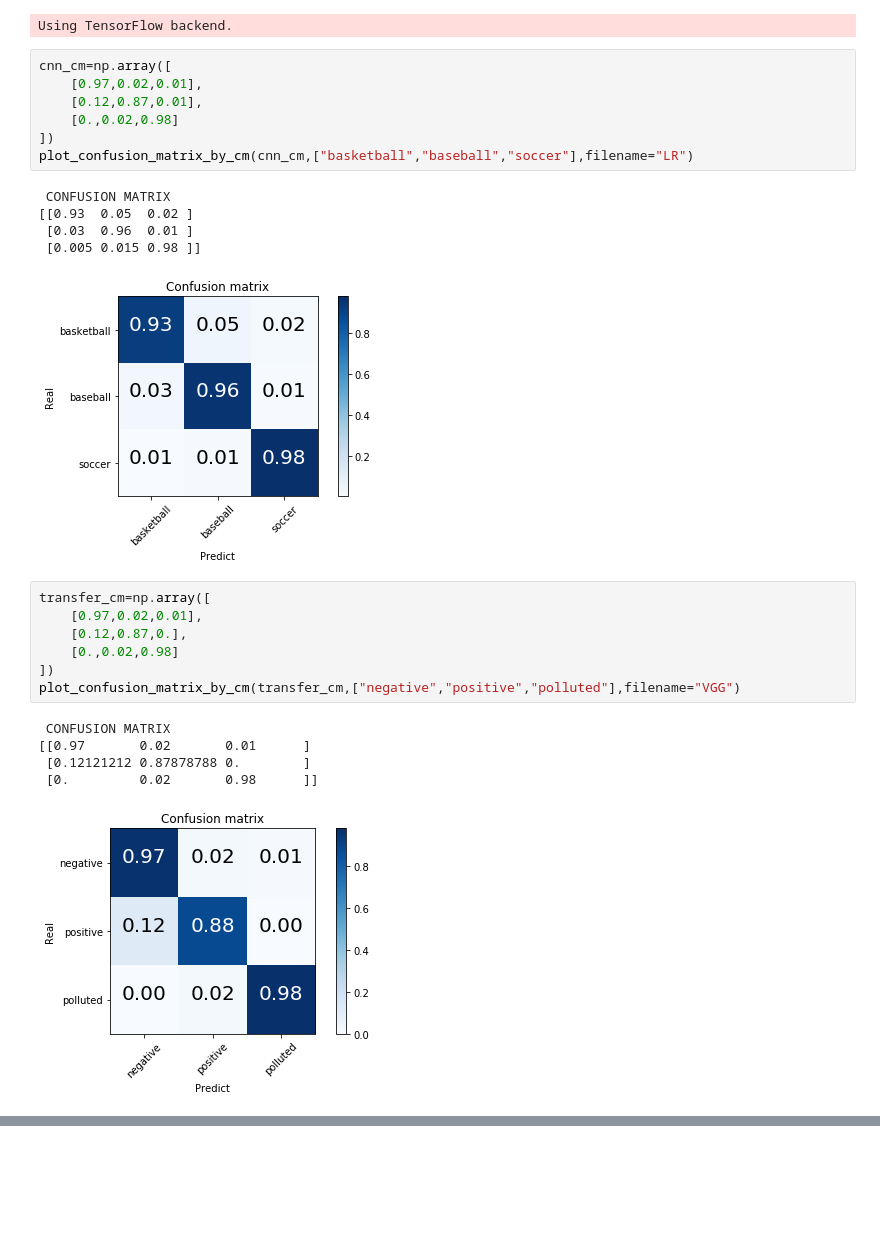
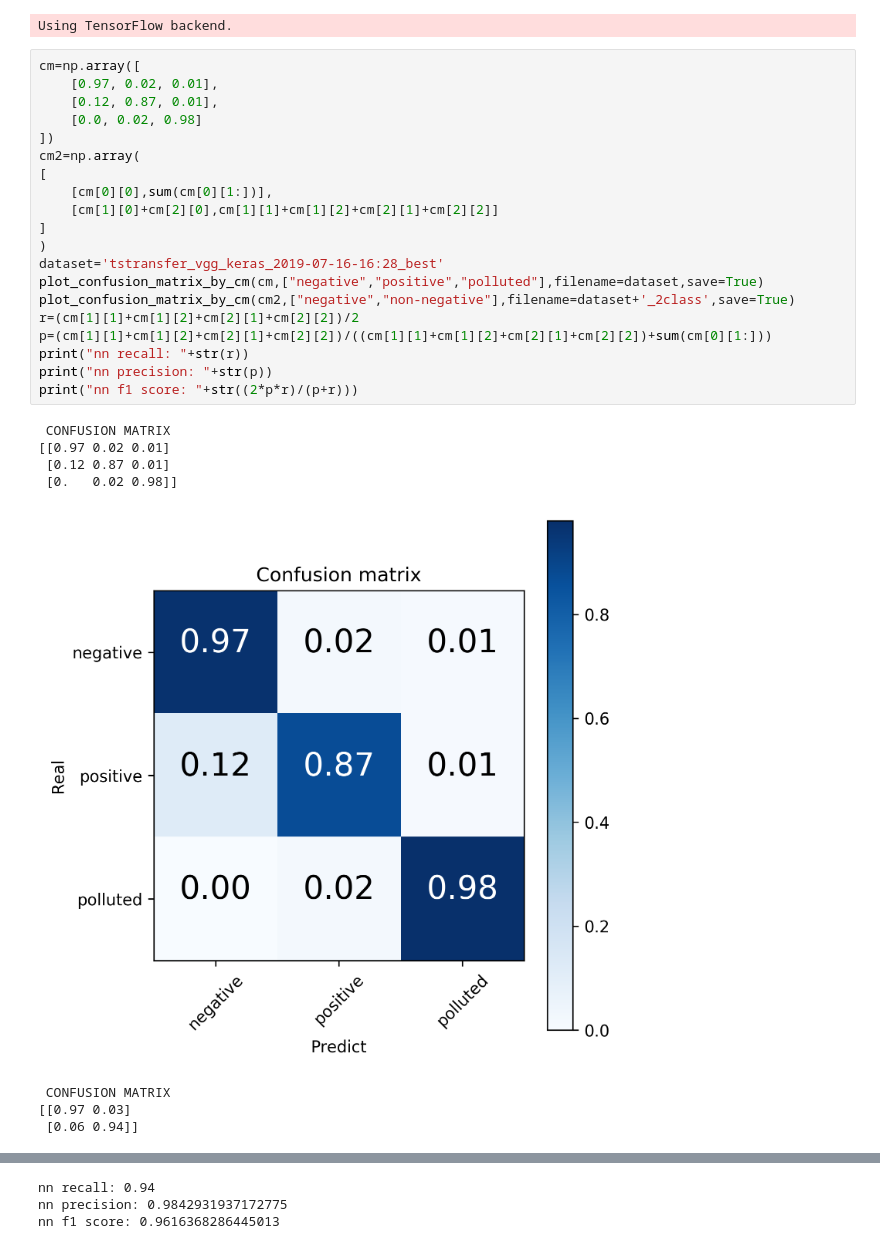
Before and after one commit to cilegann/TuberculosisDetect, a Jupyter notebook: plotCM.ipynb, the cells around one changed output, grey strips where cells are left out. Drawn from its saved outputs; the diff is of its cells as text; blank space fills up the shorter version.

Commit message:
calculate 2 class score and cm

```diff
--- a/plotCM.ipynb
+++ b/plotCM.ipynb
@@ -4,29 +4,32 @@ import numpy as np
 %matplotlib inline
 # %% [output]
 Using TensorFlow backend.
-# %%
-cnn_cm=np.array([
-    [0.97,0.02,0.01],
-    [0.12,0.87,0.01],
-    [0.,0.02,0.98]
-])
-plot_confusion_matrix_by_cm(cnn_cm,["basketball","baseball","soccer"],filename="LR")
-# %% [output]
- CONFUSION MATRIX
-[[0.93  0.05  0.02 ]
- [0.03  0.96  0.01 ]
- [0.005 0.015 0.98 ]]
-[figure, removed]
-# %%
-transfer_cm=np.array([
-    [0.97,0.02,0.01],
-    [0.12,0.87,0.],
-    [0.,0.02,0.98]
-])
-plot_confusion_matrix_by_cm(transfer_cm,["negative","positive","polluted"],filename="VGG")
-# %% [output]
- CONFUSION MATRIX
-[[0.97       0.02       0.01      ]
- [0.12121212 0.87878788 0.        ]
- [0.         0.02       0.98      ]]
-[figure, removed]
+# %%
+cm=np.array([
+    [0.97, 0.02, 0.01],
+    [0.12, 0.87, 0.01],
+    [0.0, 0.02, 0.98]
+])
+cm2=np.array(
+[
+    [cm[0][0],sum(cm[0][1:])],
+    [cm[1][0]+cm[2][0],cm[1][1]+cm[1][2]+cm[2][1]+cm[2][2]]
+]
+)
+dataset='tstransfer_vgg_keras_2019-07-16-16:28_best'
+plot_confusion_matrix_by_cm(cm,["negative","positive","polluted"],filename=dataset,save=True)
+plot_confusion_matrix_by_cm(cm2,["negative","non-negative"],filename=dataset+'_2class',save=True)
+r=(cm[1][1]+cm[1][2]+cm[2][1]+cm[2][2])/2
+p=(cm[1][1]+cm[1][2]+cm[2][1]+cm[2][2])/((cm[1][1]+cm[1][2]+cm[2][1]+cm[2][2])+sum(cm[0][1:]))
+print("nn recall: "+str(r))
+print("nn precision: "+str(p))
+print("nn f1 score: "+str((2*p*r)/(p+r)))
+# %% [output]
+ CONFUSION MATRIX
+[[0.97 0.02 0.01]
+ [0.12 0.87 0.01]
+ [0.   0.02 0.98]]
+[figure, added]
+ CONFUSION MATRIX
+[[0.97 0.03]
+ [0.06 0.94]]
@@ -32,0 +37,3 @@ plot_confusion_matrix_by_cm(transfer_cm,["negative","positive","polluted"],filen
+nn recall: 0.94
+nn precision: 0.9842931937172775
+nn f1 score: 0.9616368286445013
```
Also changed, not shown: parts of 1 cell of this notebook.
